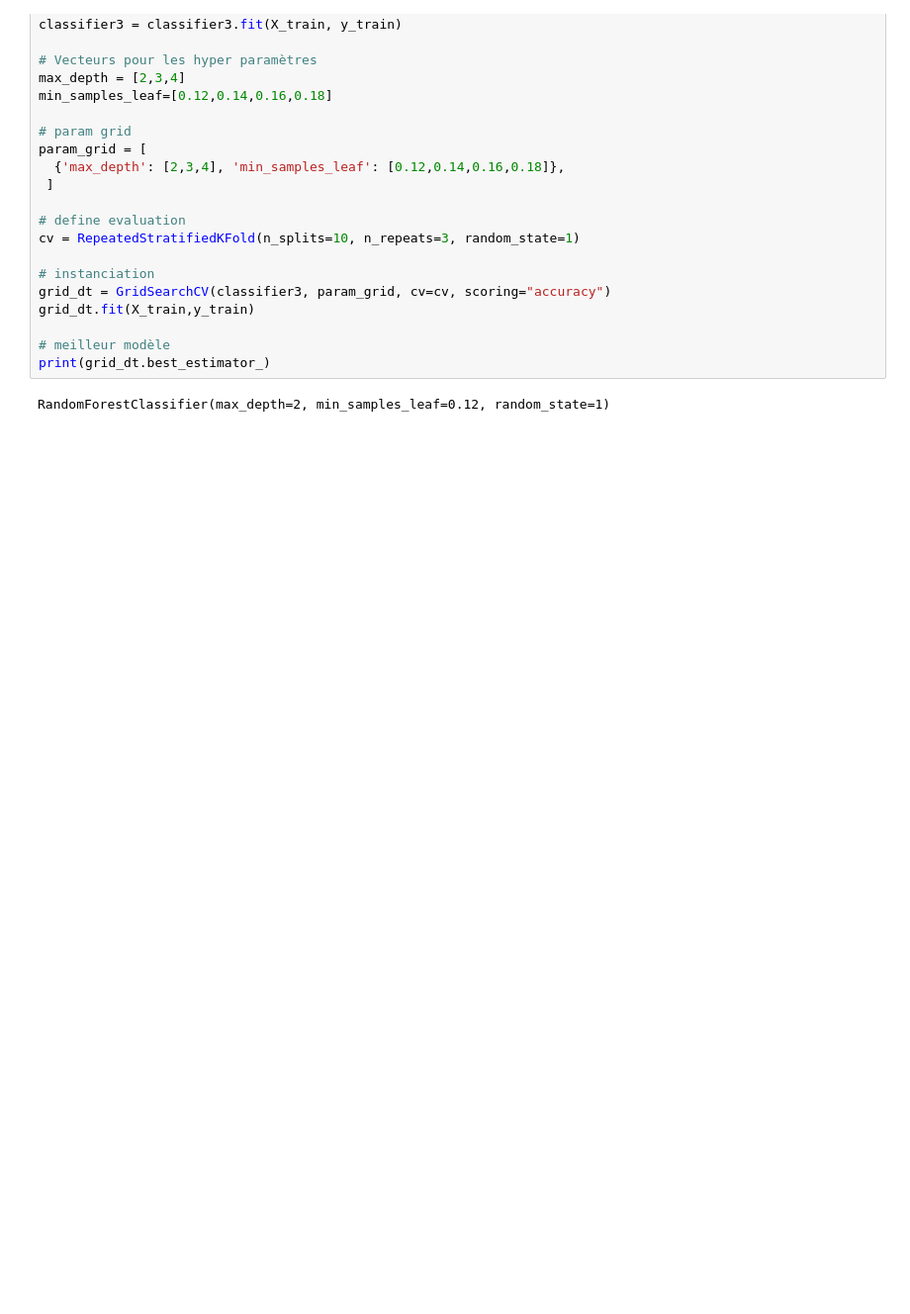
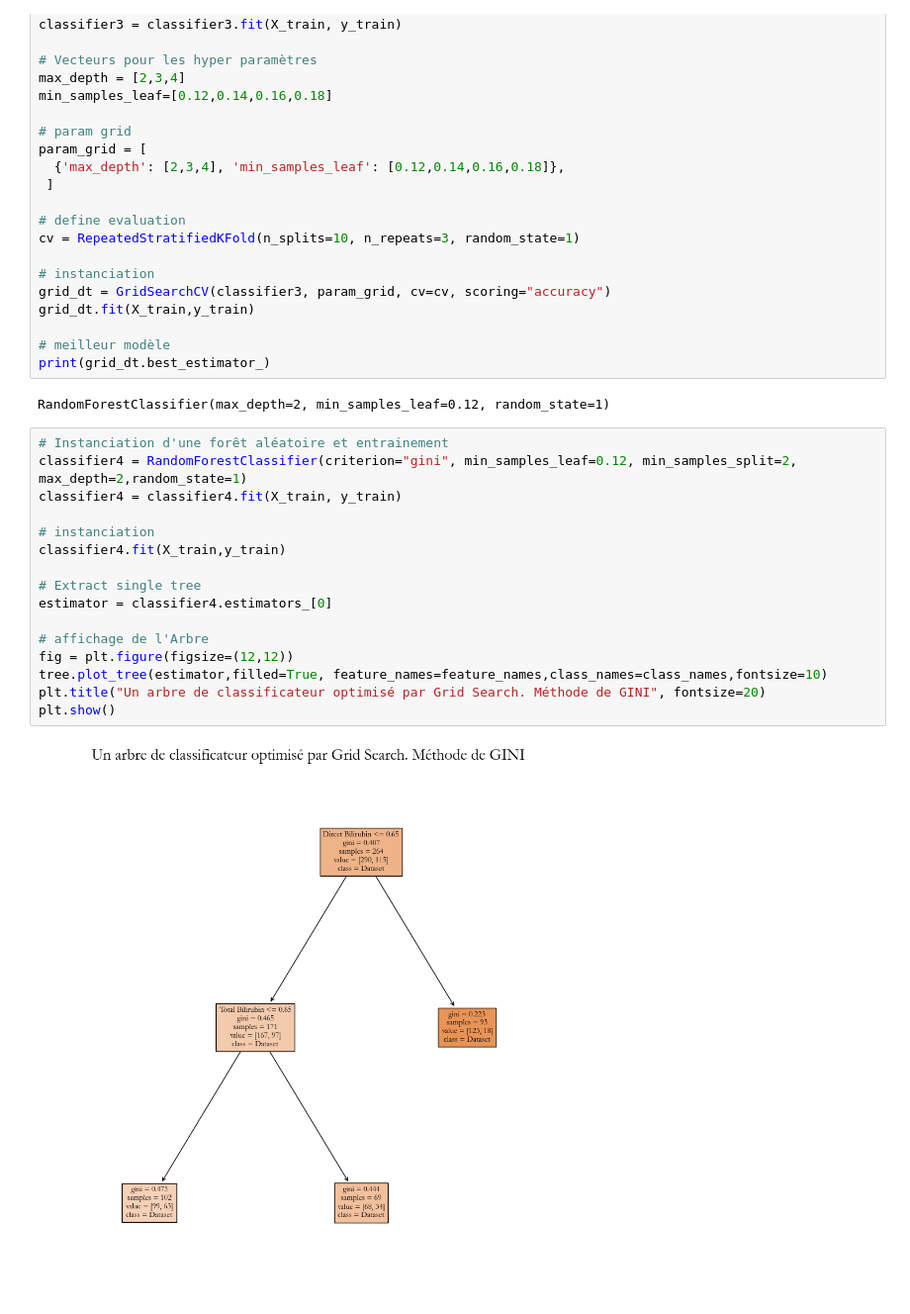
Before and after one commit to RMorana/DU_Data, a Jupyter notebook: ML Supervise Projet 4.ipynb, the cells around one changed output. Shown at 99% size. Saved outputs shown, nothing was run; the diff lists cells and outputs as text; blank space fills up the shorter version.

```diff
--- a/ML Supervise Projet 4.ipynb
+++ b/ML Supervise Projet 4.ipynb
@@ -311,3 +311,21 @@ grid_dt.fit(X_train,y_train)
 print(grid_dt.best_estimator_)
 # %% [output]
 RandomForestClassifier(max_depth=2, min_samples_leaf=0.12, random_state=1)
+# %%
+# Instanciation d'une forêt aléatoire et entrainement
+classifier4 = RandomForestClassifier(criterion="gini", min_samples_leaf=0.12, min_samples_split=2, max_depth=2,random_state=1)
+classifier4 = classifier4.fit(X_train, y_train)
+
+# instanciation
+classifier4.fit(X_train,y_train)
+
+# Extract single tree
+estimator = classifier4.estimators_[0]
+
+# affichage de l'Arbre
+fig = plt.figure(figsize=(12,12))
+tree.plot_tree(estimator,filled=True, feature_names=feature_names,class_names=class_names,fontsize=10)
+plt.title("Un arbre de classificateur optimisé par Grid Search. Méthode de GINI", fontsize=20)
+plt.show()
+# %% [output]
+[figure, added]
```
Also changed, not shown: 2 other files.
